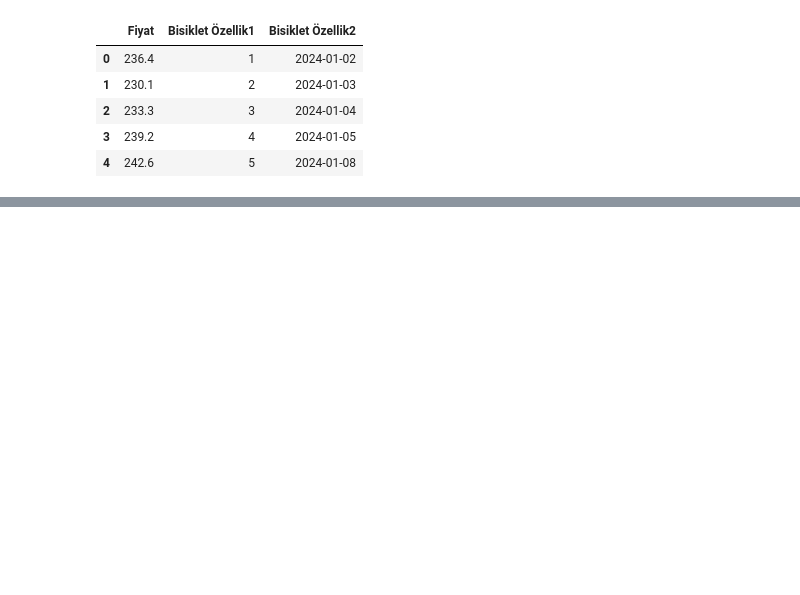
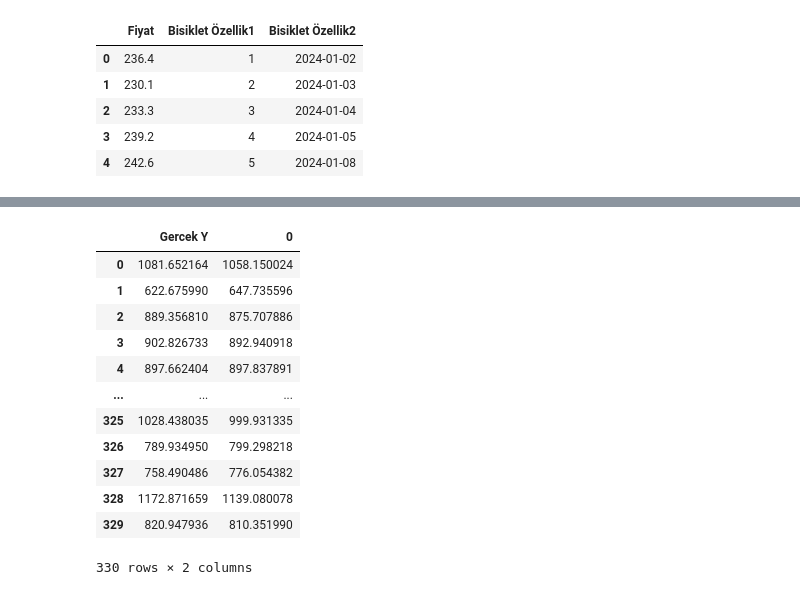
Before and after one commit to SELIMCNR/Python-learning-Jupiter, a Jupyter notebook: 29-TenserFlow.ipynb, the cells around one changed output, grey strips where cells are left out. Saved outputs shown, nothing was run; the diff lists cells and outputs as text; code cells hidden in the pictures; blank space fills up the shorter version.

```diff
--- a/29-TenserFlow.ipynb
+++ b/29-TenserFlow.ipynb
@@ -21,0 +189,2 @@ NameError: name 'sbn' is not defined
+# %%
+testTahtasiTahminleri = model1.predict(x_test) # predict -> test verileri üzerinde tahmin yapar
@@ -21,0 +250,16 @@ NameError: name 'sbn' is not defined
+# %%
+tahmindf
+# %% [output]
+|  | Gercek Y | 0 |
+| 0 | 1081.652164 | 1058.150024 |
+| 1 | 622.675990 | 647.735596 |
+| 2 | 889.356810 | 875.707886 |
+| 3 | 902.826733 | 892.940918 |
+| 4 | 897.662404 | 897.837891 |
+| ... | ... | ... |
+| 325 | 1028.438035 | 999.931335 |
+| 326 | 789.934950 | 799.298218 |
+| 327 | 758.490486 | 776.054382 |
+| 328 | 1172.871659 | 1139.080078 |
+| 329 | 820.947936 | 810.351990 |
+330 rows × 2 columns
```
Also changed, not shown: parts of 53 cells of this notebook, 3 other files.
